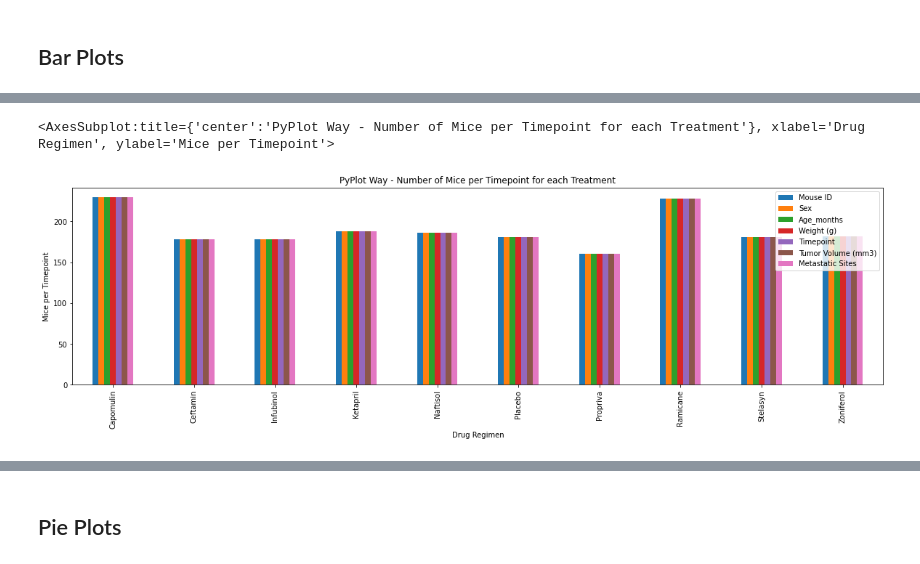
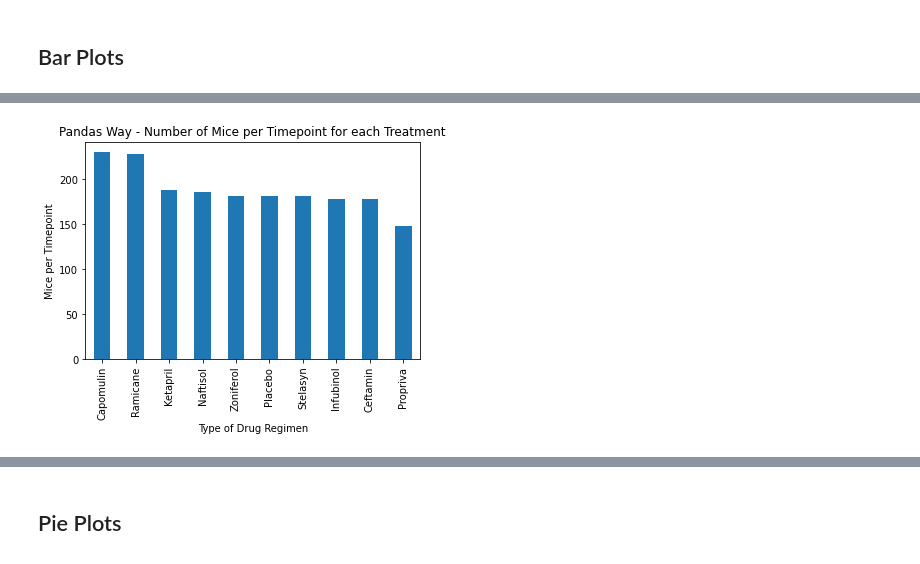
Before and after one commit to ellismok/Matplotlib-Challenge, a Jupyter notebook: Pymaceuticals/pymaceuticals_starter.ipynb, the cells around one changed output, grey strips where cells are left out. Cells and saved outputs as stored; diff of their text form; code cells hidden in the pictures.

```diff
--- a/Pymaceuticals/pymaceuticals_starter.ipynb
+++ b/Pymaceuticals/pymaceuticals_starter.ipynb
@@ -82,8 +84,7 @@ all_duplicated_mouse_ID
 # %%
-# Create a clean DataFrame by dropping the duplicate mouse by its ID.
-# df.drop_duplicates(subset=['brand', 'style'], keep='last')
-cleaned_mice_df = mice_df.drop_duplicates()
-cleaned_mice_df    # .loc[cleaned_mice_df['Mouse ID']== "g989"]
+# Create a clean DataFrame by dropping the duplicate mouse by its ID using .loc[]
+cleaned_mice_df = mice_df.loc[mice_df['Mouse ID'] != 'g989']
+cleaned_mice_df
 # %% [output]
 |  | Mouse ID | Drug Regimen | Sex | Age_months | Weight (g) | Timepoint | Tumor Volume (mm3) | ... |
 | 0 | k403 | Ramicane | Male | 21 | 16 | 0 | 45.000000 | ... |
@@ -329,10 +253,15 @@ plt.show()
 # %%
-# make bar
-bar_num_ccdf.plot(kind="bar",
-             figsize=(20,5),
-             title= "PyPlot Way - Number of Mice per Timepoint for each Treatment",
-             ylabel="Mice per Timepoint")
+# Using pandas, generate a bar plot showing the number of mice per time point for each treatment throughout the course of the study
+
+num_treatment = cleaned_mice_df['Drug Regimen'].value_counts()
+
+bar_chart_pd = num_treatment.plot(kind="bar",
+             title= "Pandas Way - Number of Mice per Timepoint for each Treatment",
+             xlabel="Type of Drug Regimen",
+             ylabel ="Mice per Timepoint")
+
+# display
+plt.show()
 # %% [output]
-<AxesSubplot:title={'center':'PyPlot Way - Number of Mice per Timepoint for each Treatment'}, xlabel='Drug Regimen', ylabel='Mice per Timepoint'>
-[figure, old version]
+[figure, new version]
 # %%
```
Also changed, not shown: parts of 36 cells of this notebook.
